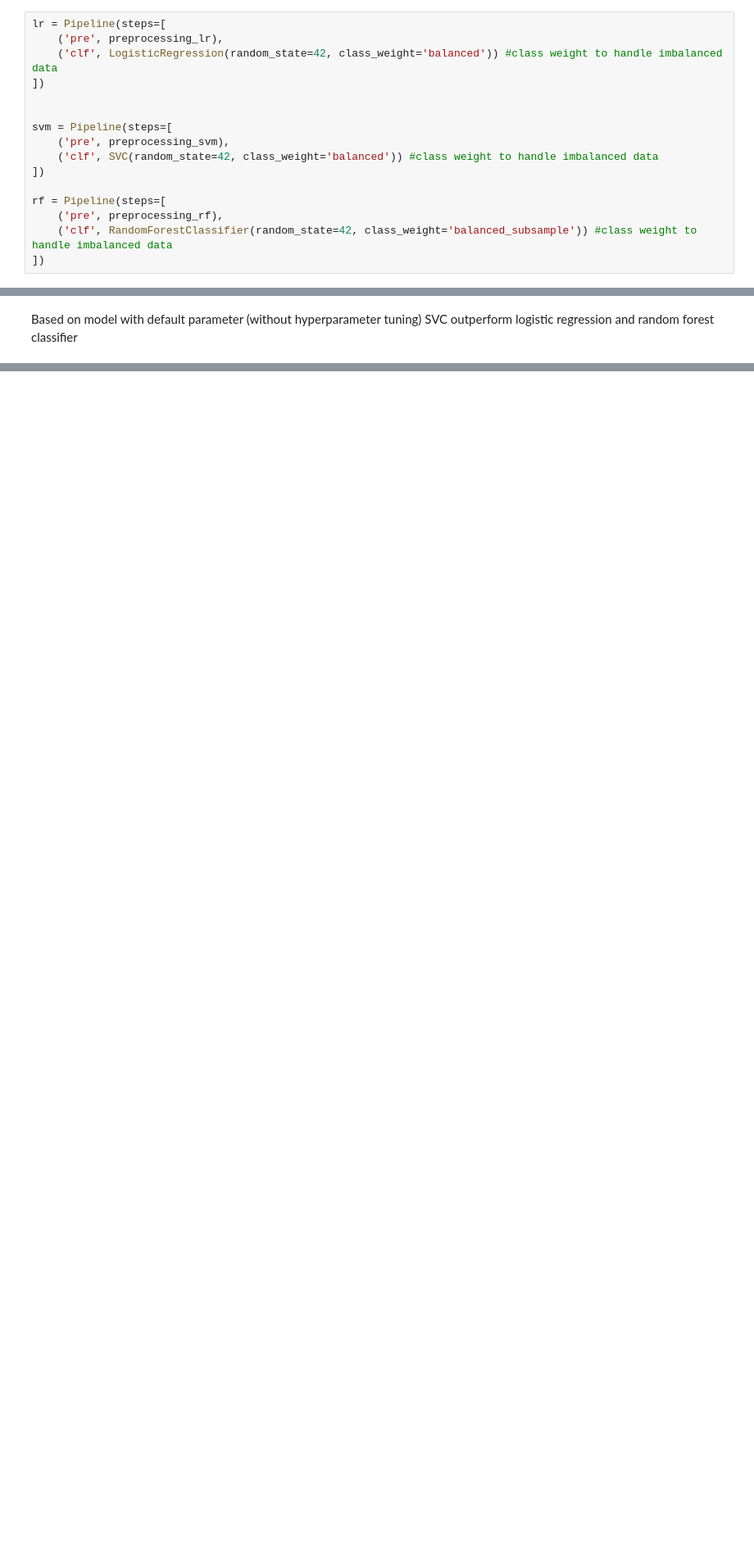
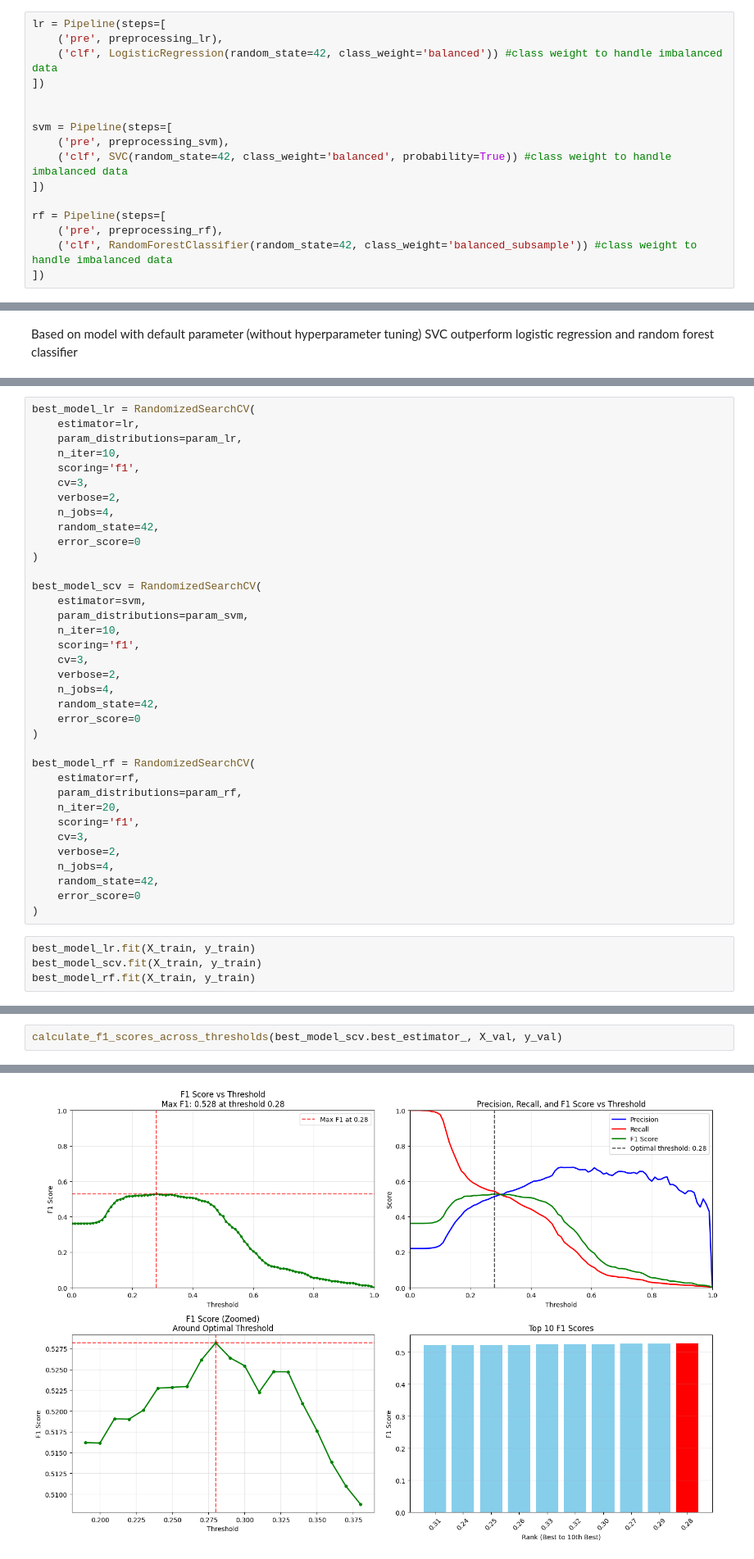
Before and after one commit to ihsannurfaqih/Credit-Card-Default-Prediction, a Jupyter notebook: notebook/notebook.ipynb, the cells around one changed output, grey strips where cells are left out. Shown at 82% size. Cells and saved outputs as stored; diff of their text form; blank space fills up the shorter version.

```diff
--- a/notebook/notebook.ipynb
+++ b/notebook/notebook.ipynb
@@ -252,7 +423,7 @@ lr = Pipeline(steps=[
 
 svm = Pipeline(steps=[
     ('pre', preprocessing_svm),
-    ('clf', SVC(random_state=42, class_weight='balanced')) #class weight to handle imbalanced data
+    ('clf', SVC(random_state=42, class_weight='balanced', probability=True)) #class weight to handle imbalanced data
 ])
 
 rf = Pipeline(steps=[
@@ -335,0 +528,40 @@ Based on model with default parameter (without hyperparameter tuning) SVC outper
+# %%
+best_model_lr = RandomizedSearchCV(
+    estimator=lr,
+    param_distributions=param_lr,
+    n_iter=10,
+    scoring='f1',
+    cv=3,
+    verbose=2,
+    n_jobs=4,
+    random_state=42,
+    error_score=0
+)
+
+best_model_scv = RandomizedSearchCV(
+    estimator=svm,
+    param_distributions=param_svm,
+    n_iter=10,
+    scoring='f1',
+    cv=3,
+    verbose=2,
+    n_jobs=4,
+    random_state=42,
+    error_score=0
+)
+
+best_model_rf = RandomizedSearchCV(
+    estimator=rf,
+    param_distributions=param_rf,
+    n_iter=20,
+    scoring='f1',
+    cv=3,
+    verbose=2,
+    n_jobs=4,
+    random_state=42,
+    error_score=0
+)
+# %%
+best_model_lr.fit(X_train, y_train)
+best_model_scv.fit(X_train, y_train)
+best_model_rf.fit(X_train, y_train)
@@ -335,0 +761,3 @@ Based on model with default parameter (without hyperparameter tuning) SVC outper
+# %%
+calculate_f1_scores_across_thresholds(best_model_scv.best_estimator_, X_val, y_val)
+# %% [output]
@@ -335,0 +765 @@ Based on model with default parameter (without hyperparameter tuning) SVC outper
+[figure, added]
```
Also changed, not shown: parts of 42 cells of this notebook, 7 other files.
